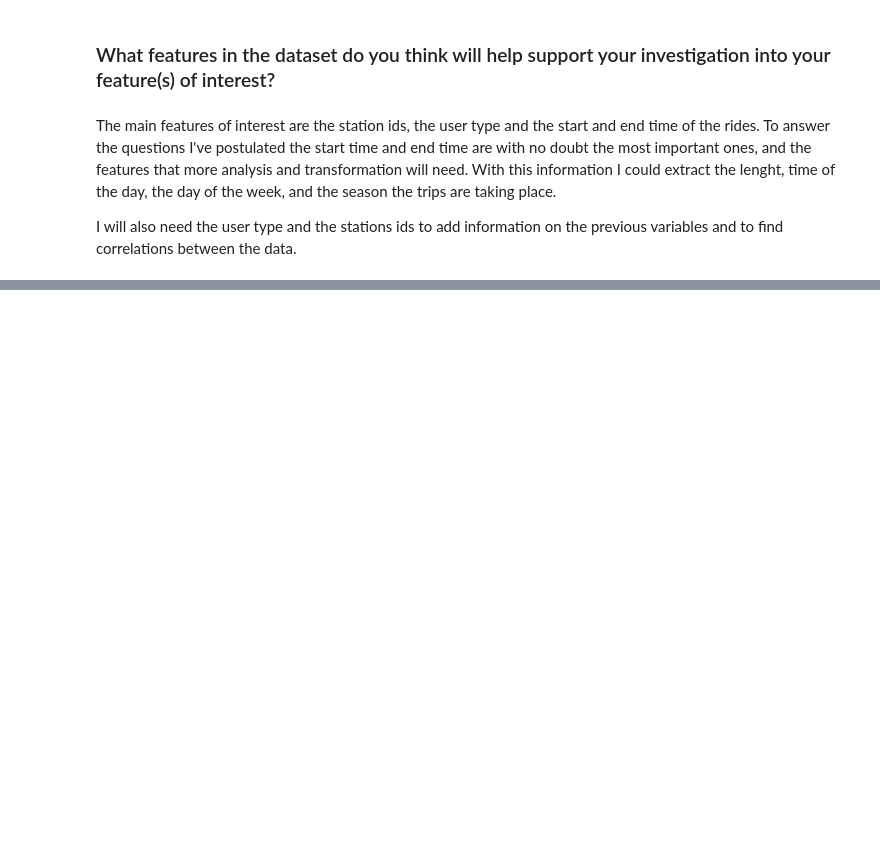
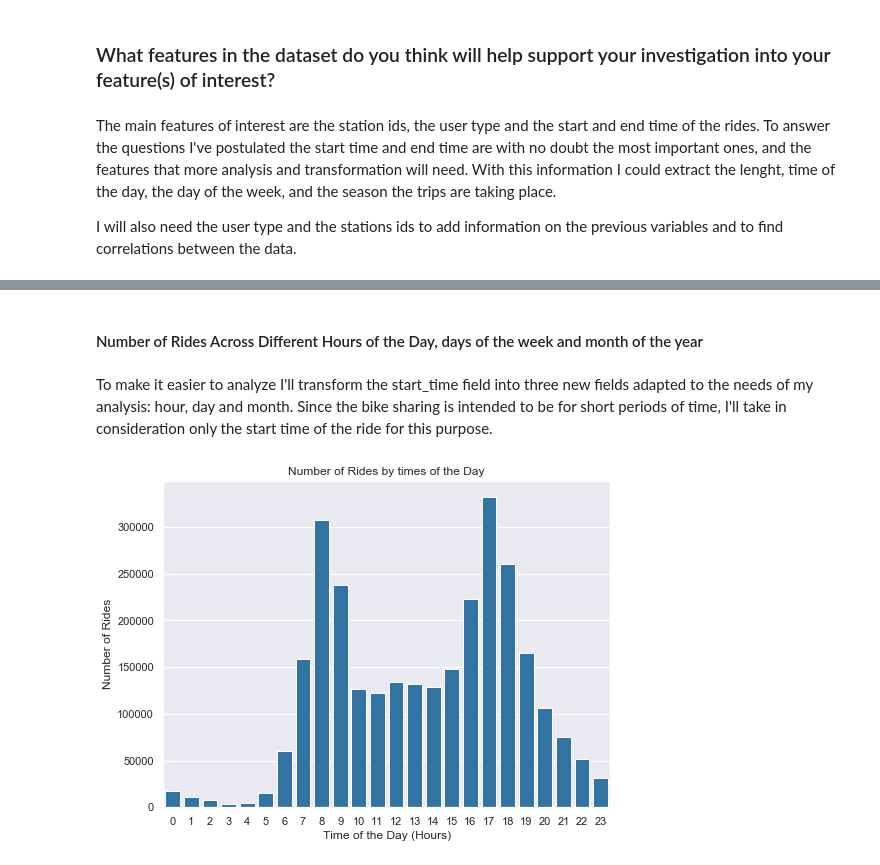
Before and after one commit to Victoriapm/GoBike-SystemData-Analysis, a Jupyter notebook: Data_exploration.ipynb, the cells around one changed output, grey strips where cells are left out. Drawn from its saved outputs; the diff is of its cells as text; code cells hidden in the pictures; blank space fills up the shorter version.

```diff
--- a/Data_exploration.ipynb
+++ b/Data_exploration.ipynb
@@ -41,9 +42,14 @@ Read all files from the Data folder and join them into one single dataset.
 files_list = []
 data_dir = 'Data'
 
+# Define the columns I need from the files
+columns = ['duration_sec','start_time','end_time','start_station_id','start_station_name',
+           'start_station_latitude','start_station_longitude','end_station_id','end_station_name',
+           'end_station_latitude','end_station_longitude','bike_id','user_type']
+
 # read and append each file in the folder
 for file in listdir(data_dir):
-    files_list.append(pd.read_csv(data_dir+'/'+file))
+    files_list.append(pd.read_csv(data_dir+'/'+file,  usecols = lambda column : column in columns))
 
 # assign the files data to a data frame
 df = pd.concat(files_list)
@@ -121,0 +151,13 @@ df.end_time = pd.to_datetime(df.end_time)
+# %%
+# correct datatypes
+df.start_time = pd.to_datetime(df.start_time)
+df.end_time = pd.to_datetime(df.end_time)
+df.user_type = df.user_type.astype('category')
+
+# covert to str and remove the decimals from float
+df.start_station_id = df.start_station_id.astype(str).str[:-2]
+df.end_station_id = df.end_station_id.astype(str).str[:-2]
+
+# convert to category
+df.start_station_id = df.start_station_id.astype('category')
+df.end_station_id = df.end_station_id.astype('category')
@@ -192,0 +215,24 @@ the quote-formatted guide notes like this one before you finish your report!
+# %% [markdown]
+#### Number of Rides Across Different Hours of the Day, days of the week and month of the year
+# %% [markdown]
+To make it easier to analyze I'll transform the start_time field into three new fields adapted to the needs of my analysis: hour, day and month.
+Since the bike sharing is intended to be for short periods of time, I'll take in consideration only the start time of the ride for this purpose.
+# %%
+# I'll add an hours, weekday and month column to to facilitate the analysis
+df['start_hour'] = df.start_time.dt.hour
+df['start_month'] = df.start_time.dt.month
+
+# get the day of the week as an integer, where Monday is 0 and Sunday is 6
+df['start_day'] = df.start_time.dt.weekday
+# %%
+#plot the number of rides per hour of the day
+base_color = sb.color_palette()[0]
+sb.set(rc={'figure.figsize':(8,6)})
+
+sb.countplot(data = df, x = 'start_hour', color = base_color);
+
+plt.xlabel("Time of the Day (Hours)")
+plt.ylabel("Number of Rides")
+plt.title("Number of Rides by times of the Day");
+# %% [output]
+[figure, added]
```
Also changed, not shown: parts of 108 cells of this notebook.
